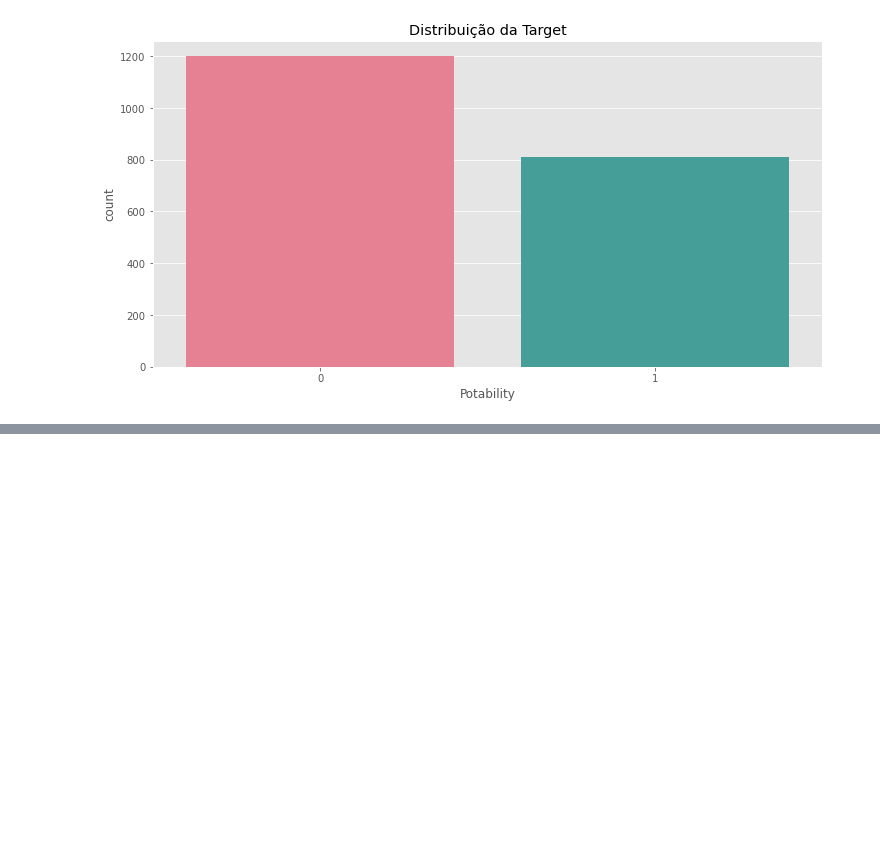
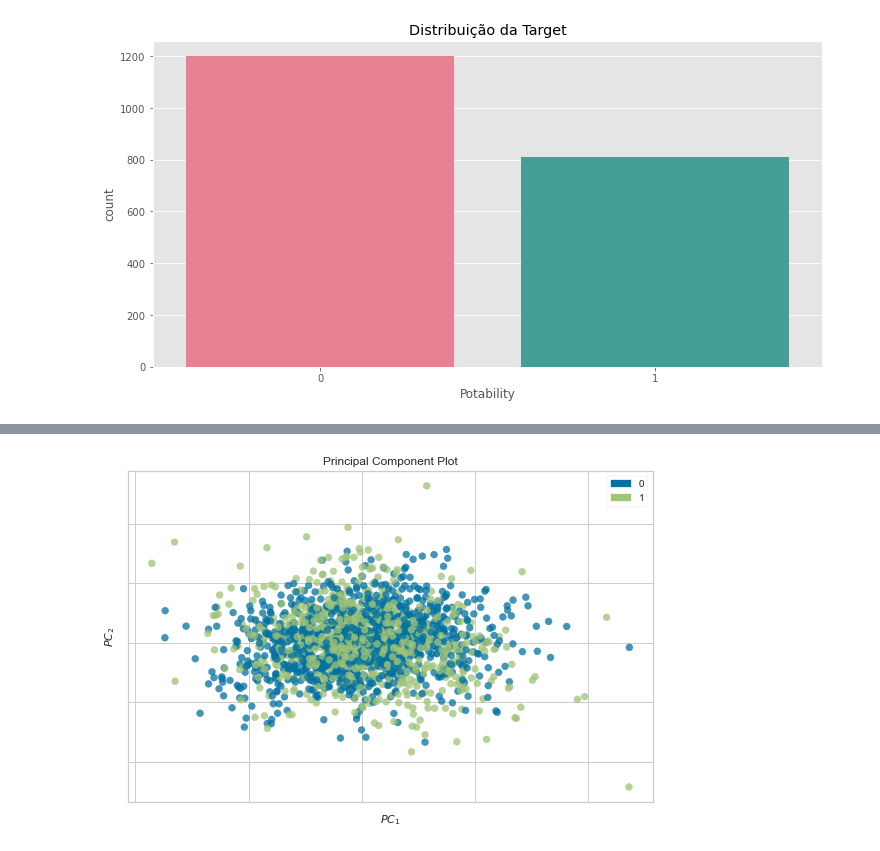
Before and after one commit to lucianawaka/bootcamp-ML, a Jupyter notebook: 10_Case_agua/10_Case_Agua_Potavel.ipynb, the cells around one changed output, grey strips where cells are left out. Cells and saved outputs as stored; diff of their text form; code cells hidden in the pictures; blank space fills up the shorter version.

```diff
--- a/10_Case_agua/10_Case_Agua_Potavel.ipynb
+++ b/10_Case_agua/10_Case_Agua_Potavel.ipynb
@@ -139,0 +212,17 @@ plt.suptitle('Análise da ')
+# %%
+# YellowBrick
+from yellowbrick.features import PCA
+
+# Classe
+Classe   = [0, 1]
+
+# Instanciar
+grafico_PCA = PCA(
+    scale=True,
+    classes=Classe
+)
+
+grafico_PCA.fit_transform( Caracteristicas, Previsor )
+grafico_PCA.show();
+# %% [output]
+[figure, added]
```
Also changed, not shown: parts of 6 cells of this notebook.
